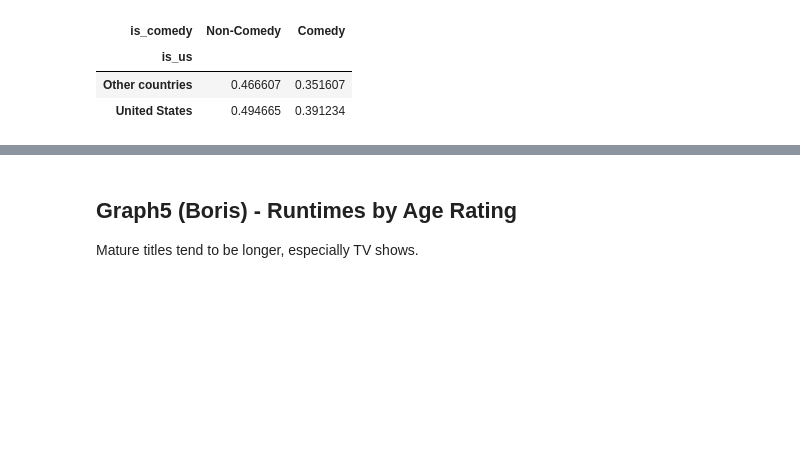
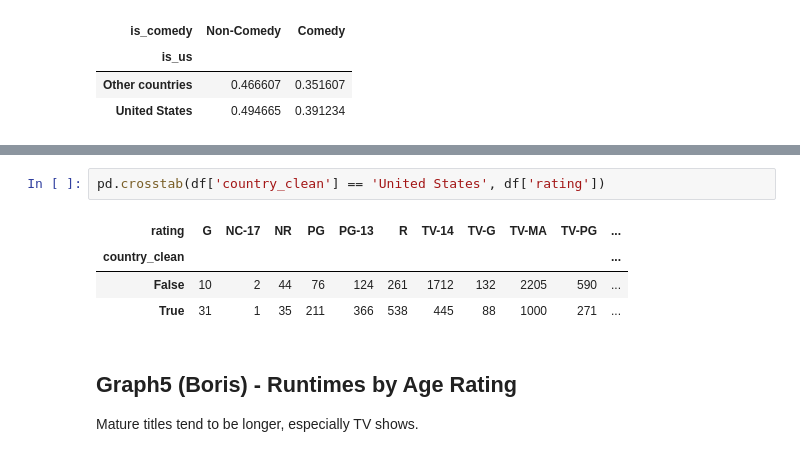
Before and after one commit to Elias-Martinelli/DVIZ_Final-Project_Netflix, a Jupyter notebook: notebooks/MainStory.ipynb, the cells around one changed output, grey strips where cells are left out. Saved outputs shown, nothing was run; the diff lists cells and outputs as text; blank space fills up the shorter version.

```diff
--- a/notebooks/MainStory.ipynb
+++ b/notebooks/MainStory.ipynb
@@ -261,6 +266,13 @@ df_netflix.query('rating_age >= 18')
 | 3782 | s5265 | Movie | Swearnet: The Movie | Warren P. Sonoda | Canada | 2017-09-24 | 2014 | NC-17 | 112 min | Comedies, International Movies | ... |
 | 4574 | s6339 | Movie | Blue Is the Warmest Color | Abdellatif Kechiche | France | 2016-08-26 | 2013 | NC-17 | 180 min | Dramas, Independent Movies, Inter... | ... |
 | 8533 | s7264 | Movie | Lady-Like | Not Given | United States | 2019-01-18 | 2018 | NC-17 | 83 min | Comedies, Independent Movies | ... |
+# %%
+pd.crosstab(df['country_clean'] == 'United States', df['rating'])
+# %% [output]
+| rating | G | NC-17 | NR | PG | PG-13 | R | TV-14 | TV-G | TV-MA | TV-PG | ... |
+| country_clean |  |  |  |  |  |  |  |  |  |  | ... |
+| False | 10 | 2 | 44 | 76 | 124 | 261 | 1712 | 132 | 2205 | 590 | ... |
+| True | 31 | 1 | 35 | 211 | 366 | 538 | 445 | 88 | 1000 | 271 | ... |
 # %% [markdown]
 ## Graph5 (Boris) - Runtimes by Age Rating
 Mature titles tend to be longer, especially TV shows.
```
Also changed, not shown: parts of 1 cell of this notebook.
